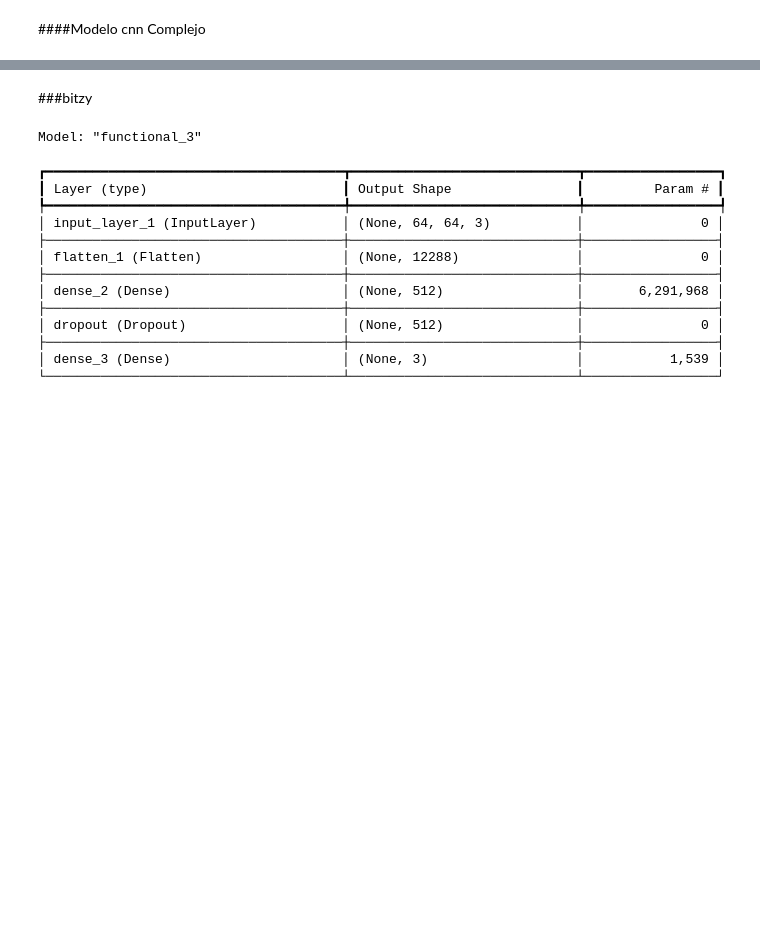
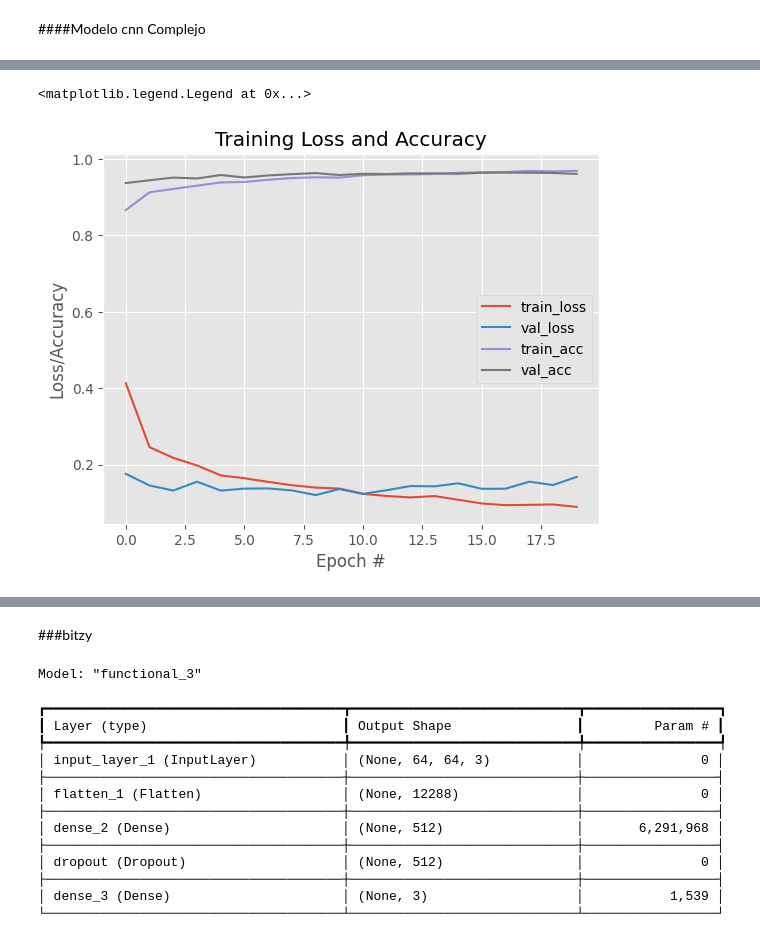
Before and after one commit to gersonviav/cnn_clasification_shoes_sandal_boots, a Jupyter notebook: CNN_MAESTRIA.ipynb, the cells around one changed output, grey strips where cells are left out. Saved outputs shown, nothing was run; the diff lists cells and outputs as text; code cells hidden in the pictures; blank space fills up the shorter version.

```diff
--- a/CNN_MAESTRIA.ipynb
+++ b/CNN_MAESTRIA.ipynb
@@ -632,0 +782,19 @@ Precisión en el conjunto de prueba: 0.9789999723434448
+# %%
+# Muestro gráfica de accuracy y losses
+import matplotlib.pyplot as plt
+import numpy as np
+plt.style.use("ggplot")
+plt.figure()
+# The model was trained for 10 epochs, so the history has 10 values.
+# np.arange(0, len(history.history["loss"])) creates an x-axis with the correct length
+plt.plot(np.arange(0, len(history.history["loss"])), history.history["loss"], label="train_loss")
+plt.plot(np.arange(0, len(history.history["val_loss"])), history.history["val_loss"], label="val_loss")
+plt.plot(np.arange(0, len(history.history["accuracy"])), history.history["accuracy"], label="train_acc")
+plt.plot(np.arange(0, len(history.history["val_accuracy"])), history.history["val_accuracy"], label="val_acc")
+plt.title("Training Loss and Accuracy")
+plt.xlabel("Epoch #")
+plt.ylabel("Loss/Accuracy")
+plt.legend()
+# %% [output]
+<matplotlib.legend.Legend at 0x...>
+[figure, added]
```
Also changed, not shown: parts of 33 cells of this notebook.
